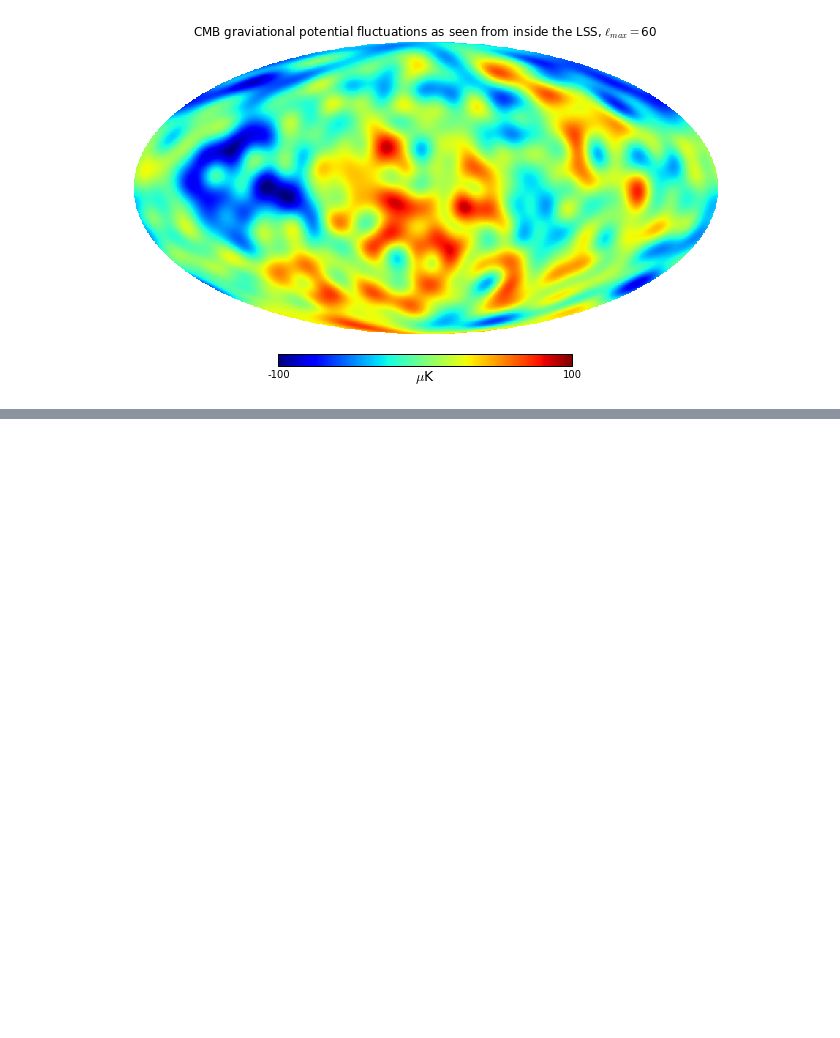
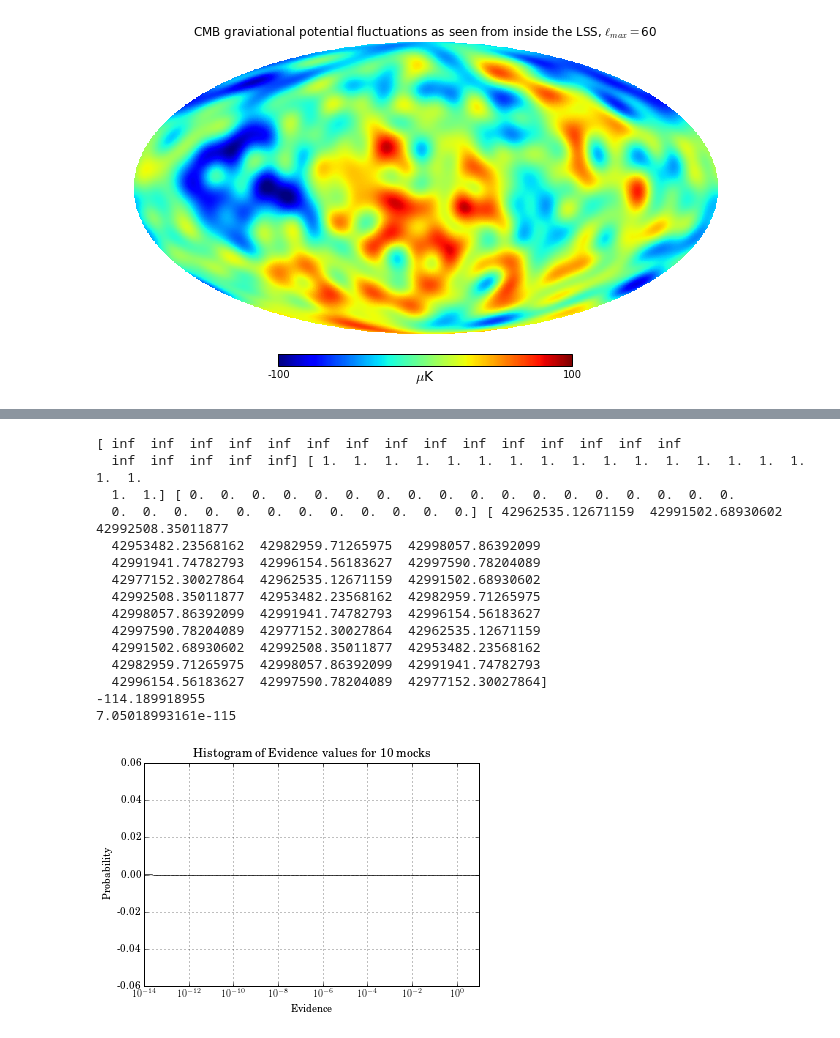
Before and after one commit to LaurencePeanuts/Music, a Jupyter notebook: Scripts/RecAnalysis_largeN.ipynb, the cells around one changed output, grey strips where cells are left out. Saved outputs shown, nothing was run; the diff lists cells and outputs as text; code cells hidden in the pictures; blank space fills up the shorter version.

```diff
--- a/Scripts/RecAnalysis_largeN.ipynb
+++ b/Scripts/RecAnalysis_largeN.ipynb
@@ -124,0 +201,30 @@ print np.min(beatbox.You.all_simulated_universes[0].fn)
+# %%
+#beatbox.You.all_simulated_universes = np.append(beatbox.You.all_simulated_universes, beatbox.Universe())
+#beatbox.You.all_simulated_universes[-1].fngrid= beatbox.You.all_simulated_universes[0].fngrid*beatbox.Universe.kfilter
+#beatbox.You.all_simulated_universes[-1].transform_3D_potential_into_alm()
+#fromthis = 'RobustnessAnalysis/MockUniverse_nmax15_lmax60_noiseupto8/TrueUniverse.fits'
+#beatbox.You.all_simulated_universes[-1].read_in_CMB_T_map(from_this = fromthis)
+#beatbox.You.all_simulated_universes[-1].decompose_T_map_into_spherical_harmonics(lmax=60)
+#beatbox.You.all_simulated_universes[-1].alm2ay()
+#beatbox.You.all_simulated_universes[-1].ay2alm(beatbox.You.all_simulated_universes[-1].ay)
+#beatbox.You.all_simulated_universes[-1].show_CMB_T_map()
+#execfile ('_SigmaDevPlot.py')
+print sigmas_dev, probabilities2, pvals, chi2vals
+execfile('_CalcEvidence.py')
+# %% [output]
+[ inf  inf  inf  inf  inf  inf  inf  inf  inf  inf  inf  inf  inf  inf  inf
+  inf  inf  inf  inf  inf] [ 1.  1.  1.  1.  1.  1.  1.  1.  1.  1.  1.  1.  1.  1.  1.  1.  1.  1.
+  1.  1.] [ 0.  0.  0.  0.  0.  0.  0.  0.  0.  0.  0.  0.  0.  0.  0.  0.  0.  0.
+  0.  0.  0.  0.  0.  0.  0.  0.  0.  0.  0.  0.] [ 42962535.12671159  42991502.68930602  42992508.35011877
+  42953482.23568162  42982959.71265975  42998057.86392099
+  42991941.74782793  42996154.56183627  42997590.78204089
+  42977152.30027864  42962535.12671159  42991502.68930602
+  42992508.35011877  42953482.23568162  42982959.71265975
+  42998057.86392099  42991941.74782793  42996154.56183627
+  42997590.78204089  42977152.30027864  42962535.12671159
+  42991502.68930602  42992508.35011877  42953482.23568162
+  42982959.71265975  42998057.86392099  42991941.74782793
+  42996154.56183627  42997590.78204089  42977152.30027864]
+-114.189918955
+7.05018993161e-115
+[figure, added]
```
Also changed, not shown: parts of 22 cells of this notebook, 5 other files.
